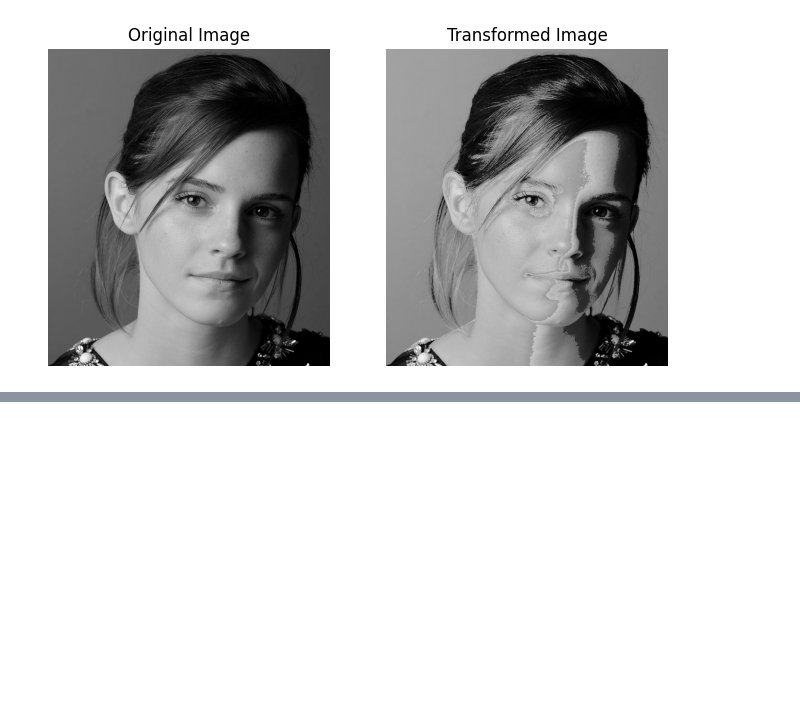
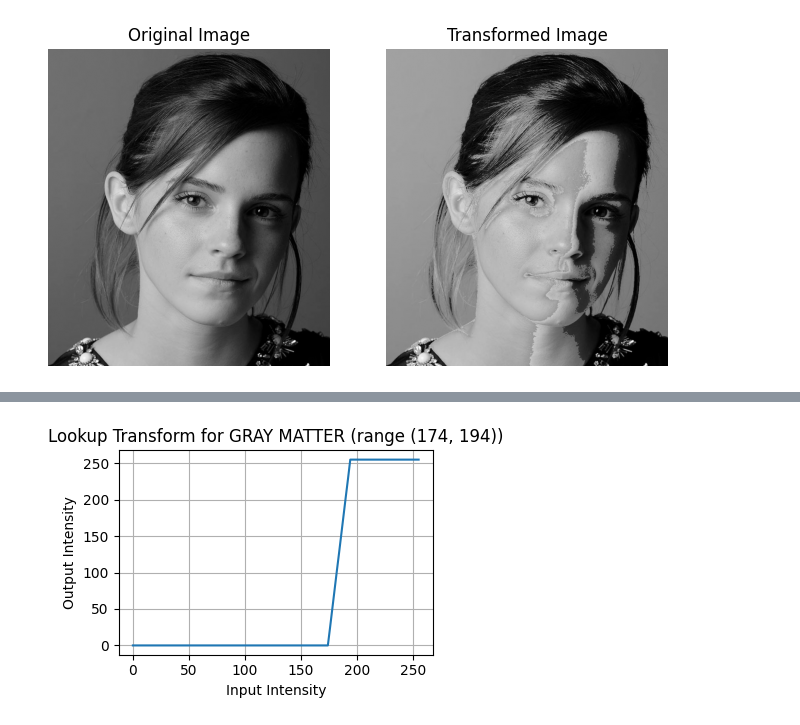
Before and after one commit to OshiniBandara/Computer_Vision_Assignment, a Jupyter notebook: Computer_Vision_Assignment.ipynb, the cells around one changed output, grey strips where cells are left out. Cells and saved outputs as stored; diff of their text form; code cells hidden in the pictures; blank space fills up the shorter version.

```diff
--- a/Computer_Vision_Assignment.ipynb
+++ b/Computer_Vision_Assignment.ipynb
@@ -41,0 +106,11 @@ plt.show()
+# %%
+plt.figure(figsize=(4, 3))
+plt.plot(x, gray_matter_lut)
+plt.title(f"Lookup Transform for GRAY MATTER (range {gray_matter_range})")
+plt.xlabel("Input Intensity")
+plt.ylabel("Output Intensity")
+plt.grid(True)
+plt.tight_layout()
+plt.show()
+# %% [output]
+[figure, added]
```
Also changed, not shown: parts of 4 cells of this notebook.
